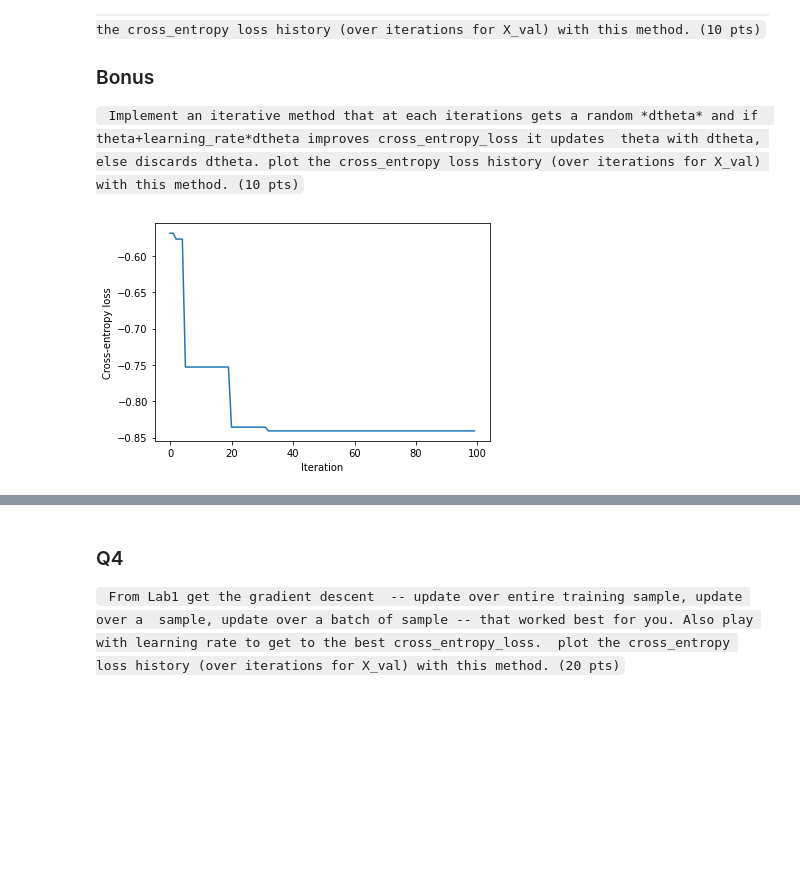
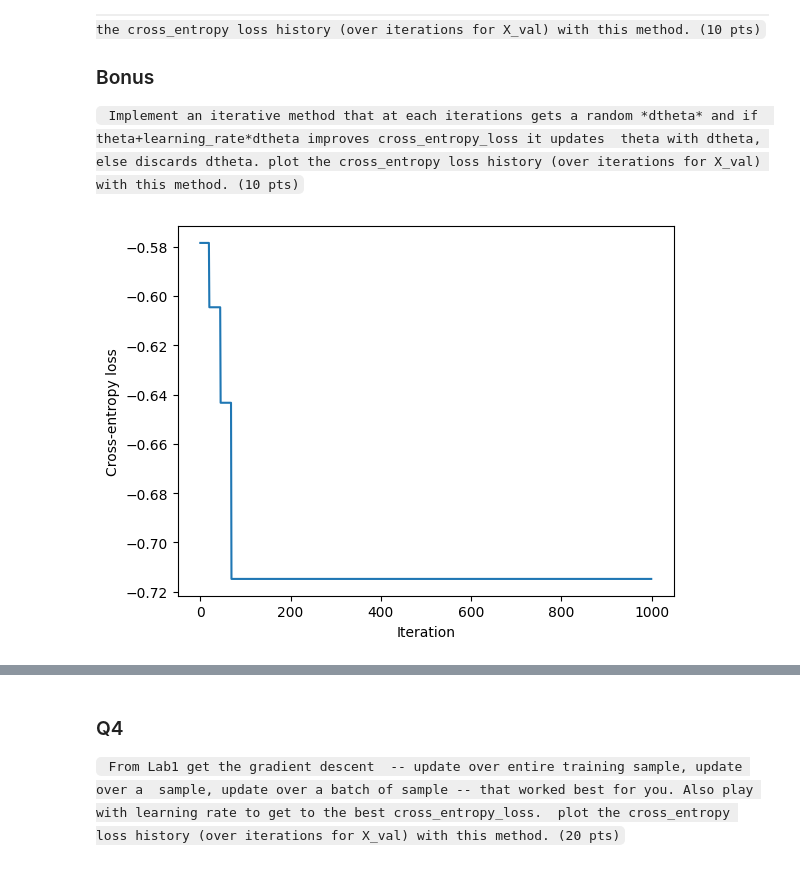
Before and after one commit to Hrsh-Venket/CS-1390-Intro-to-Machine-Learning, a Jupyter notebook: lab2(homework)/Ary_lab2.ipynb, the cells around one changed output, grey strips where cells are left out. Drawn from its saved outputs; the diff is of its cells as text; code cells hidden in the pictures; blank space fills up the shorter version.

```diff
--- a/lab2(homework)/Ary_lab2.ipynb
+++ b/lab2(homework)/Ary_lab2.ipynb
@@ -355,13 +355,13 @@ def random_search(X_train, y_train, X_val, y_val, max_iter):
         history.append(best_loss)
     return theta, history
 # %%
-best_theta, loss_history = random_search(X_train, Y_train, X_val, Y_val, 100)
+best_theta, loss_history = random_search(X_train, Y_train, X_val, Y_val, 1000)
 plt.plot(loss_history)
 plt.xlabel('Iteration')
 plt.ylabel('Cross-entropy loss')
 plt.show()
 # %% [output]
-[figure, old version]
+[figure, new version]
 # %%
 def gradient_descent(X_train, y_train, X_val, y_val, learning_rate, max_iter):
     m, n = X_train.shape
```
Also changed, not shown: parts of 24 cells of this notebook, 2 other files.
